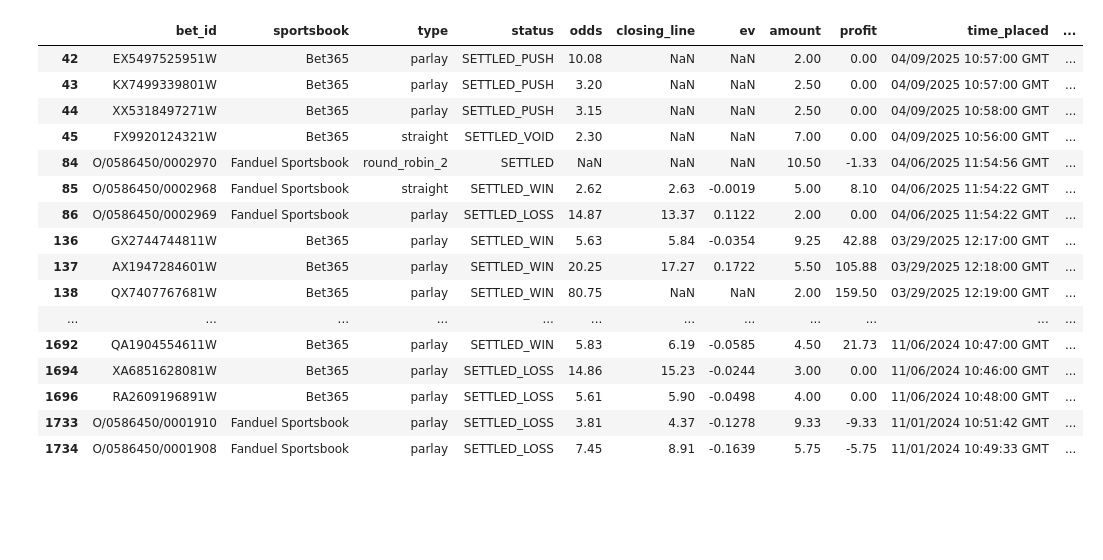
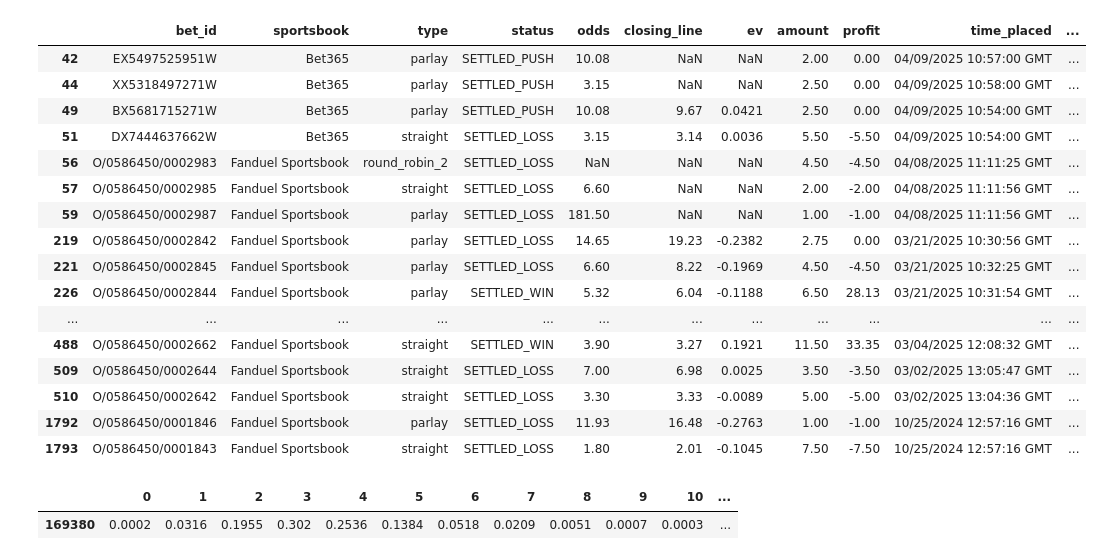
Before and after one commit to eac521/bets, a Jupyter notebook: Notebooks/retro.ipynb, the cells around one changed output. Drawn from its saved outputs; the diff is of its cells as text; code cells hidden in the pictures; blank space fills up the shorter version.

```diff
--- a/Notebooks/retro.ipynb
+++ b/Notebooks/retro.ipynb
@@ -674,22 +480,27 @@ bdf = pd.read_csv('../nba/data/csv/24-25Bets.csv')
 # %%
 moddf = bdf[bdf.tags.fillna('None').str.contains('ModPlay')].reset_index(drop=True)
 # %%
-moddf[moddf.bet_info.str.contains('Dort')]
+moddf[moddf.bet_info.str.contains('Banchero')]
 # %% [output]
 |  | bet_id | sportsbook | type | status | odds | closing_line | ev | amount | profit | time_placed | ... |
 | 42 | EX5497525951W | Bet365 | parlay | SETTLED_PUSH | 10.08 | NaN | NaN | 2.00 | 0.00 | 04/09/2025 10:57:00 GMT | ... |
-| 43 | KX7499339801W | Bet365 | parlay | SETTLED_PUSH | 3.20 | NaN | NaN | 2.50 | 0.00 | 04/09/2025 10:57:00 GMT | ... |
 | 44 | XX5318497271W | Bet365 | parlay | SETTLED_PUSH | 3.15 | NaN | NaN | 2.50 | 0.00 | 04/09/2025 10:58:00 GMT | ... |
-| 45 | FX9920124321W | Bet365 | straight | SETTLED_VOID | 2.30 | NaN | NaN | 7.00 | 0.00 | 04/09/2025 10:56:00 GMT | ... |
-| 84 | O/0586450/0002970 | Fanduel Sportsbook | round_robin_2 | SETTLED | NaN | NaN | NaN | 10.50 | -1.33 | 04/06/2025 11:54:56 GMT | ... |
-| 85 | O/0586450/0002968 | Fanduel Sportsbook | straight | SETTLED_WIN | 2.62 | 2.63 | -0.0019 | 5.00 | 8.10 | 04/06/2025 11:54:22 GMT | ... |
-| 86 | O/0586450/0002969 | Fanduel Sportsbook | parlay | SETTLED_LOSS | 14.87 | 13.37 | 0.1122 | 2.00 | 0.00 | 04/06/2025 11:54:22 GMT | ... |
-| 136 | GX2744744811W | Bet365 | parlay | SETTLED_WIN | 5.63 | 5.84 | -0.0354 | 9.25 | 42.88 | 03/29/2025 12:17:00 GMT | ... |
-| 137 | AX1947284601W | Bet365 | parlay | SETTLED_WIN | 20.25 | 17.27 | 0.1722 | 5.50 | 105.88 | 03/29/2025 12:18:00 GMT | ... |
-| 138 | QX7407767681W | Bet365 | parlay | SETTLED_WIN | 80.75 | NaN | NaN | 2.00 | 159.50 | 03/29/2025 12:19:00 GMT | ... |
+| 49 | BX5681715271W | Bet365 | parlay | SETTLED_PUSH | 10.08 | 9.67 | 0.0421 | 2.50 | 0.00 | 04/09/2025 10:54:00 GMT | ... |
+| 51 | DX7444637662W | Bet365 | straight | SETTLED_LOSS | 3.15 | 3.14 | 0.0036 | 5.50 | -5.50 | 04/09/2025 10:54:00 GMT | ... |
+| 56 | O/0586450/0002983 | Fanduel Sportsbook | round_robin_2 | SETTLED_LOSS | NaN | NaN | NaN | 4.50 | -4.50 | 04/08/2025 11:11:25 GMT | ... |
+| 57 | O/0586450/0002985 | Fanduel Sportsbook | straight | SETTLED_LOSS | 6.60 | NaN | NaN | 2.00 | -2.00 | 04/08/2025 11:11:56 GMT | ... |
+| 59 | O/0586450/0002987 | Fanduel Sportsbook | parlay | SETTLED_LOSS | 181.50 | NaN | NaN | 1.00 | -1.00 | 04/08/2025 11:11:56 GMT | ... |
+| 219 | O/0586450/0002842 | Fanduel Sportsbook | parlay | SETTLED_LOSS | 14.65 | 19.23 | -0.2382 | 2.75 | 0.00 | 03/21/2025 10:30:56 GMT | ... |
+| 221 | O/0586450/0002845 | Fanduel Sportsbook | parlay | SETTLED_LOSS | 6.60 | 8.22 | -0.1969 | 4.50 | -4.50 | 03/21/2025 10:32:25 GMT | ... |
+| 226 | O/0586450/0002844 | Fanduel Sportsbook | parlay | SETTLED_WIN | 5.32 | 6.04 | -0.1188 | 6.50 | 28.13 | 03/21/2025 10:31:54 GMT | ... |
 | ... | ... | ... | ... | ... | ... | ... | ... | ... | ... | ... | ... |
-| 1692 | QA1904554611W | Bet365 | parlay | SETTLED_WIN | 5.83 | 6.19 | -0.0585 | 4.50 | 21.73 | 11/06/2024 10:47:00 GMT | ... |
-| 1694 | XA6851628081W | Bet365 | parlay | SETTLED_LOSS | 14.86 | 15.23 | -0.0244 | 3.00 | 0.00 | 11/06/2024 10:46:00 GMT | ... |
-| 1696 | RA2609196891W | Bet365 | parlay | SETTLED_LOSS | 5.61 | 5.90 | -0.0498 | 4.00 | 0.00 | 11/06/2024 10:48:00 GMT | ... |
-| 1733 | O/0586450/0001910 | Fanduel Sportsbook | parlay | SETTLED_LOSS | 3.81 | 4.37 | -0.1278 | 9.33 | -9.33 | 11/01/2024 10:51:42 GMT | ... |
-| 1734 | O/0586450/0001908 | Fanduel Sportsbook | parlay | SETTLED_LOSS | 7.45 | 8.91 | -0.1639 | 5.75 | -5.75 | 11/01/2024 10:49:33 GMT | ... |
+| 488 | O/0586450/0002662 | Fanduel Sportsbook | straight | SETTLED_WIN | 3.90 | 3.27 | 0.1921 | 11.50 | 33.35 | 03/04/2025 12:08:32 GMT | ... |
+| 509 | O/0586450/0002644 | Fanduel Sportsbook | straight | SETTLED_LOSS | 7.00 | 6.98 | 0.0025 | 3.50 | -3.50 | 03/02/2025 13:05:47 GMT | ... |
+| 510 | O/0586450/0002642 | Fanduel Sportsbook | straight | SETTLED_LOSS | 3.30 | 3.33 | -0.0089 | 5.00 | -5.00 | 03/02/2025 13:04:36 GMT | ... |
+| 1792 | O/0586450/0001846 | Fanduel Sportsbook | parlay | SETTLED_LOSS | 11.93 | 16.48 | -0.2763 | 1.00 | -1.00 | 10/25/2024 12:57:16 GMT | ... |
+| 1793 | O/0586450/0001843 | Fanduel Sportsbook | straight | SETTLED_LOSS | 1.80 | 2.01 | -0.1045 | 7.50 | -7.50 | 10/25/2024 12:57:16 GMT | ... |
+# %%
+pdf[(pdf.game_date=='2025-04-08') & (pdf.name.str.contains('Carrington'))]
+# %% [output]
+|  | 0 | 1 | 2 | 3 | 4 | 5 | 6 | 7 | 8 | 9 | 10 | ... |
+| 169380 | 0.0002 | 0.0316 | 0.1955 | 0.302 | 0.2536 | 0.1384 | 0.0518 | 0.0209 | 0.0051 | 0.0007 | 0.0003 | ... |
```
Also changed, not shown: parts of 139 cells of this notebook, 16 other files.
